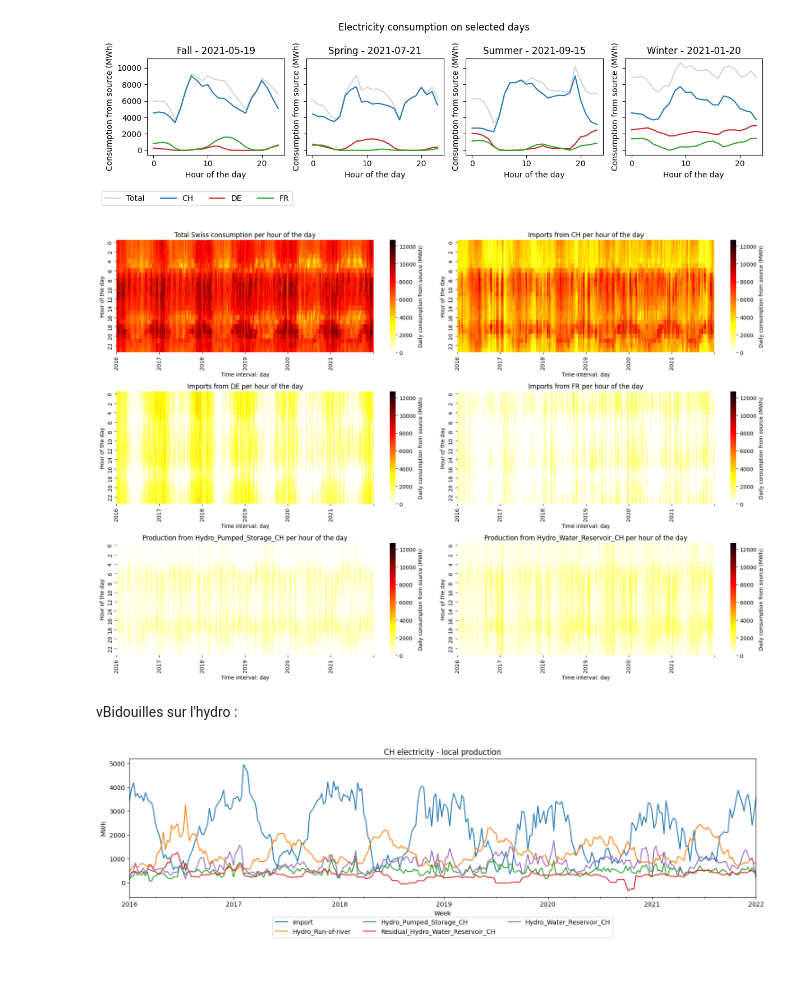
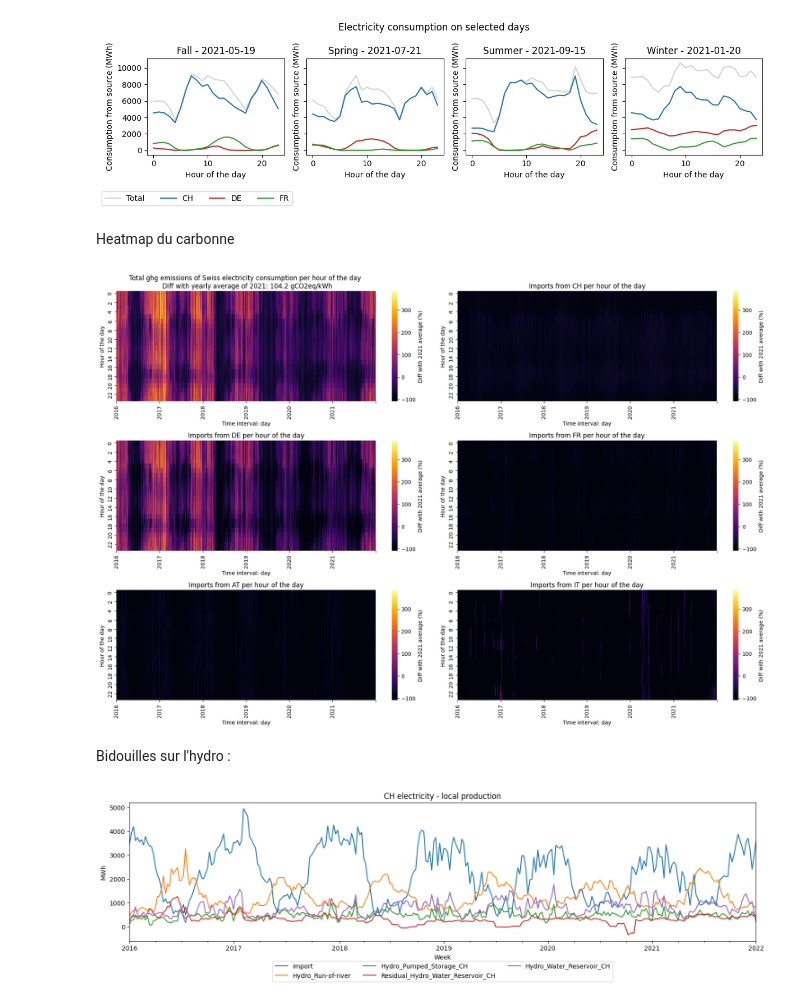
Before and after one commit to LESBAT-HEIG-VD/EcoDynElec, a Jupyter notebook: etude_stat/etude_gwp_impact.ipynb, the cells around one changed output. Drawn from its saved outputs; the diff is of its cells as text; code cells hidden in the pictures; blank space fills up the shorter version.

```diff
--- a/etude_stat/etude_gwp_impact.ipynb
+++ b/etude_stat/etude_gwp_impact.ipynb
@@ -304,15 +37,0 @@ Impact of production mix over five years
-# %%
-fig, ax = plt.subplots(figsize=(14, 6))
-data = electricity_impact['raw_df'].astype('float32')
-data = data * 1000  # convert to gCO2eq/kWh
-data = data.drop(data.loc[:, [not k.endswith('CH') or 'Mix' in k for k in data.columns]], axis=1)
-data = pd.DataFrame(data.sum(axis=1))
-data['Year'] = [date.year for date in data.index]
-grouped_data = data.groupby('Year')
-seasonal_data = [grouped_data.get_group(season)[data.columns[0]] for season in grouped_data.groups]
-#seasonal_data.boxplot(ax=ax)
-ax.boxplot(seasonal_data)
-ax.set_xticklabels(grouped_data.groups.keys())
-ax.set_title('Hourly GHG emissions of Swiss production mix')
-ax.set_xlabel('Year')
-ax.set_ylabel('Hourly average of GHG emissions (gCO2eq/kWh)');
@@ -454,34 +195,33 @@ for i in range(len(dates)):
 fig.legend(['Total', 'CH', 'DE', 'FR'], loc='upper left', ncol=4, bbox_to_anchor=(0, 0));
 # %% [output]
 [figure]
+# %% [markdown]
+Heatmap du carbonne
 # %%
-from etude_stat.analysis_functions import plot_heatmap
+countries = ['sum', 'CH', 'DE', 'FR', 'AT', 'IT']
 
 fig, ax = plt.subplots(3, 2, figsize=(18, 12))
 # Heatmap import
+data = electricity_impact['df'][countries].copy()
+val_mean = data[countries]['sum'].loc['2021-01-01':'2021-12-31'].mean()
+data = (data - val_mean) / val_mean * 100
+val_min = data[countries].min().min()
 val_max = data[countries].max().max()
 for i in range(len(countries)):
     series = data[countries[i]]
     xlabels = list(series.resample('Y').mean().index.map(lambda x: x.year).values)
-    plot_heatmap(data, xlabels, 'Imports from ' + countries[i], 'Daily consumption from source (MWh)',
-                 index=i, val_max=val_max, fig=fig, ax=ax[i // 2, i % 2])
+    axi = ax[i // 2, i % 2]
+    plot_hourly_heatmap(data, countries[i], xlabels, 'Imports from ' + countries[i], 'Diff with 2021 average (%)',
+                        val_min=val_min, val_max=val_max, fig=fig, ax=axi, cmap='inferno')
 
-ax[0, 0].set_title('Total Swiss consumption per hour of the day')
-
-# Heatmap hydro
-cols = ['Hydro_Pumped_Storage_CH', 'Hydro_Water_Reservoir_CH']
-data2 = raw_production['raw_df'][cols]
-for i in range(len(cols)):
-    series = data2[cols[i]]
-    xlabels = list(series.resample('Y').mean().index.map(lambda x: x.year).values)
-    plot_heatmap(data2, xlabels, 'Production from ' + cols[i], 'Daily consumption from source (MWh)',
-                 index=i, val_max=val_max, fig=fig, ax=ax[2, i])
-
+ax[0, 0].set_title(
+    'Total ghg emissions of Swiss electricity consumption per hour of the day \n Diff with yearly average of 2021: ' + str(
+        round(val_mean, 2)) + ' gCO2eq/kWh')
 fig.tight_layout()
 # %% [output]
-[figure, old version]
+[figure, new version]
 # %% [markdown]
-vBidouilles sur l'hydro :
+Bidouilles sur l'hydro :
 # %%
 fig, ax1 = plt.subplots(1, 1, figsize=(18, 4))
 ax1.set_title('CH electricity - local production')
```
Also changed, not shown: parts of 67 cells of this notebook, 5 other files.
